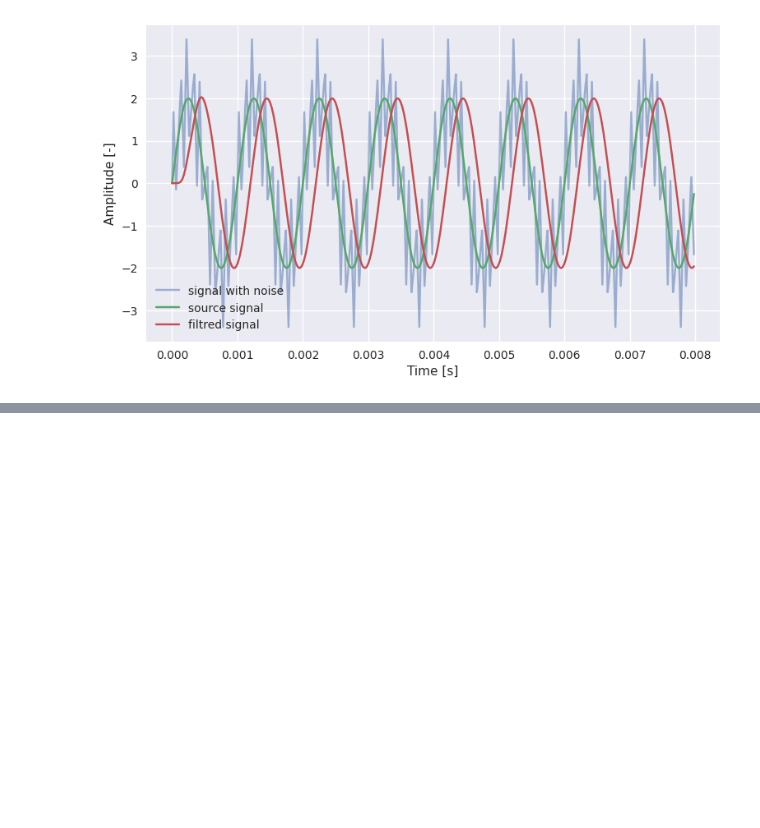
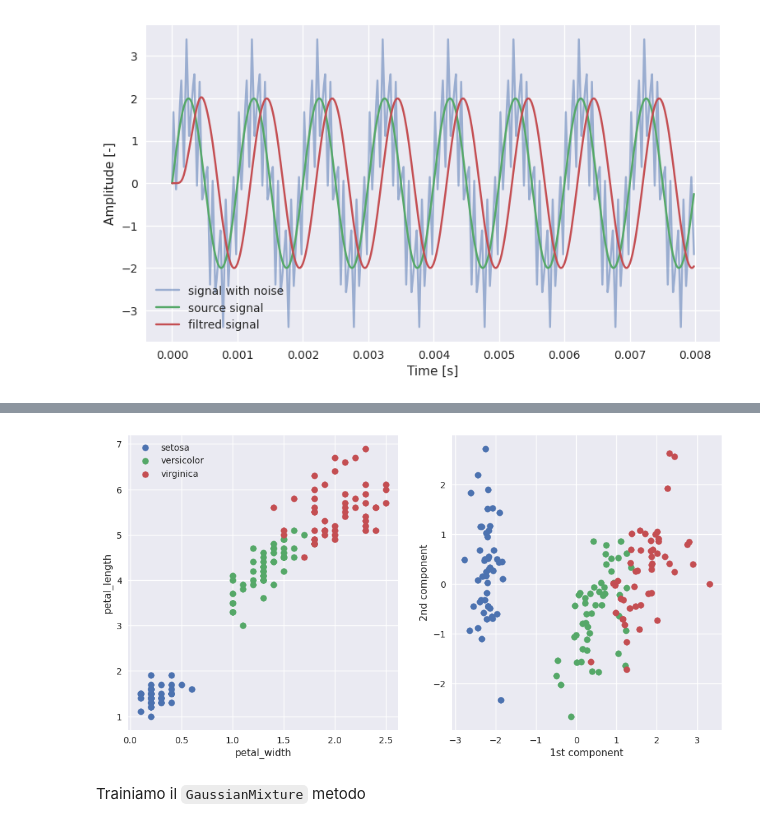
Before and after one commit to paolodeangelis/AEM, a Jupyter notebook: 1-Hands-on_Python3.ipynb, the cells around one changed output, grey strips where cells are left out. Saved outputs shown, nothing was run; the diff lists cells and outputs as text; code cells hidden in the pictures; blank space fills up the shorter version.

```diff
--- a/1-Hands-on_Python3.ipynb
+++ b/1-Hands-on_Python3.ipynb
@@ -788,0 +889,30 @@ fftfreq(n, d=1.0)
+# %%
+from sklearn.decomposition import PCA
+
+pca = PCA(n_components=3)  # Prova a cambiare il numero di componenti (il massimo è 4)
+X_pca = pca.fit_transform(X)
+# %%
+fig = plt.figure(figsize=(12, 6))
+
+data_axis = ["petal_width", "petal_length"]  # prova a cambiarli
+
+with plt.style.context("seaborn"):
+    ax1 = fig.add_subplot(121)
+    ax2 = fig.add_subplot(122)
+    for label in iris_data["species"].unique():
+        indexs = np.where(Y_raw == label)[0]
+        sub_set = iris_data.loc[
+            iris_data["species"] == label
+        ]  # plotto ogni specie con colori diversi
+        ax1.scatter(sub_set[data_axis[0]], sub_set[data_axis[1]], label=label)
+        ax2.scatter(X_pca[indexs, 0], X_pca[indexs, 1], label=label)
+    ax1.legend()
+    ax1.set_xlabel(data_axis[0])
+    ax1.set_ylabel(data_axis[1])
+    ax2.set_xlabel("1st component")
+    ax2.set_ylabel("2nd component")
+plt.show()
+# %% [output]
+[figure, added]
+# %% [markdown]
+Trainiamo il `GaussianMixture` metodo
```
Also changed, not shown: parts of 21 cells of this notebook, 1 other file.
